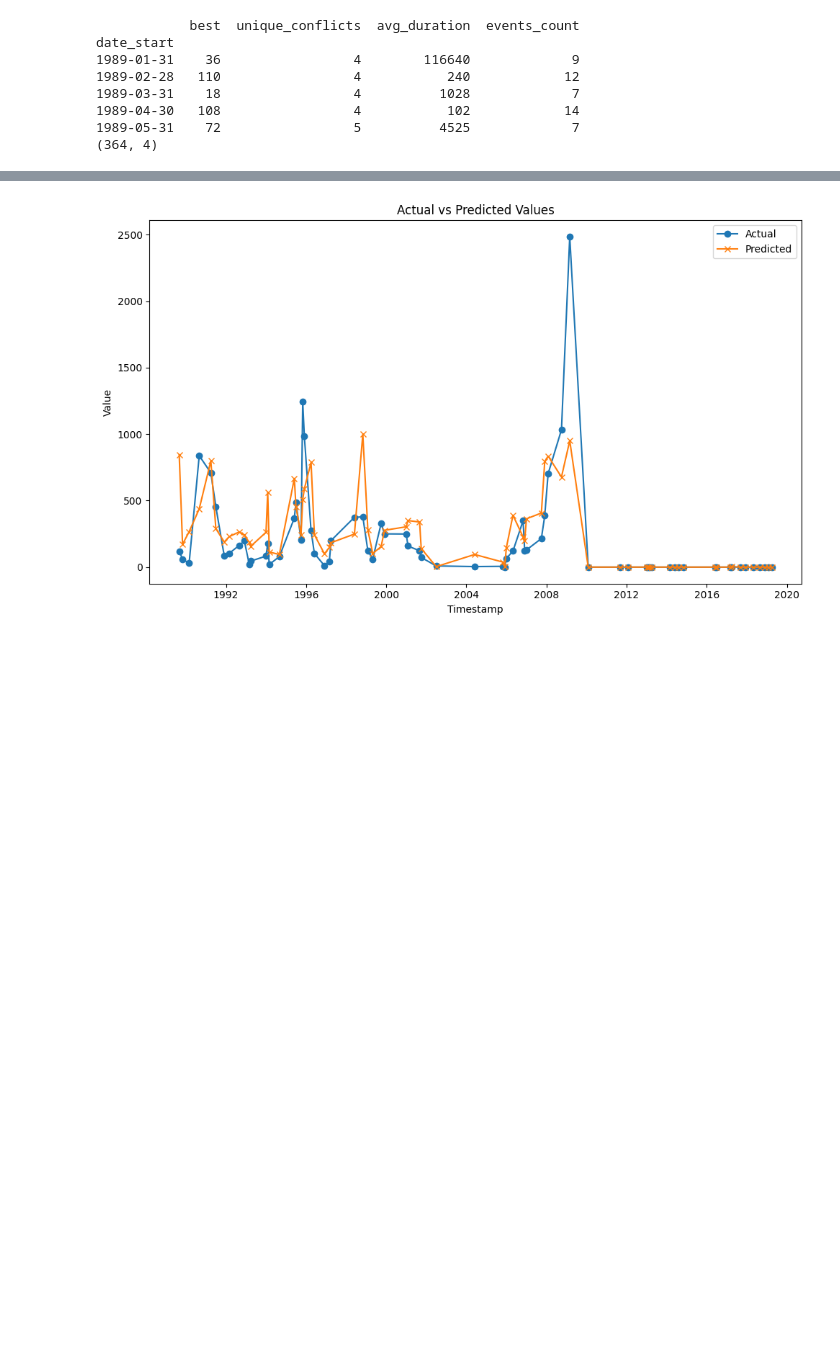
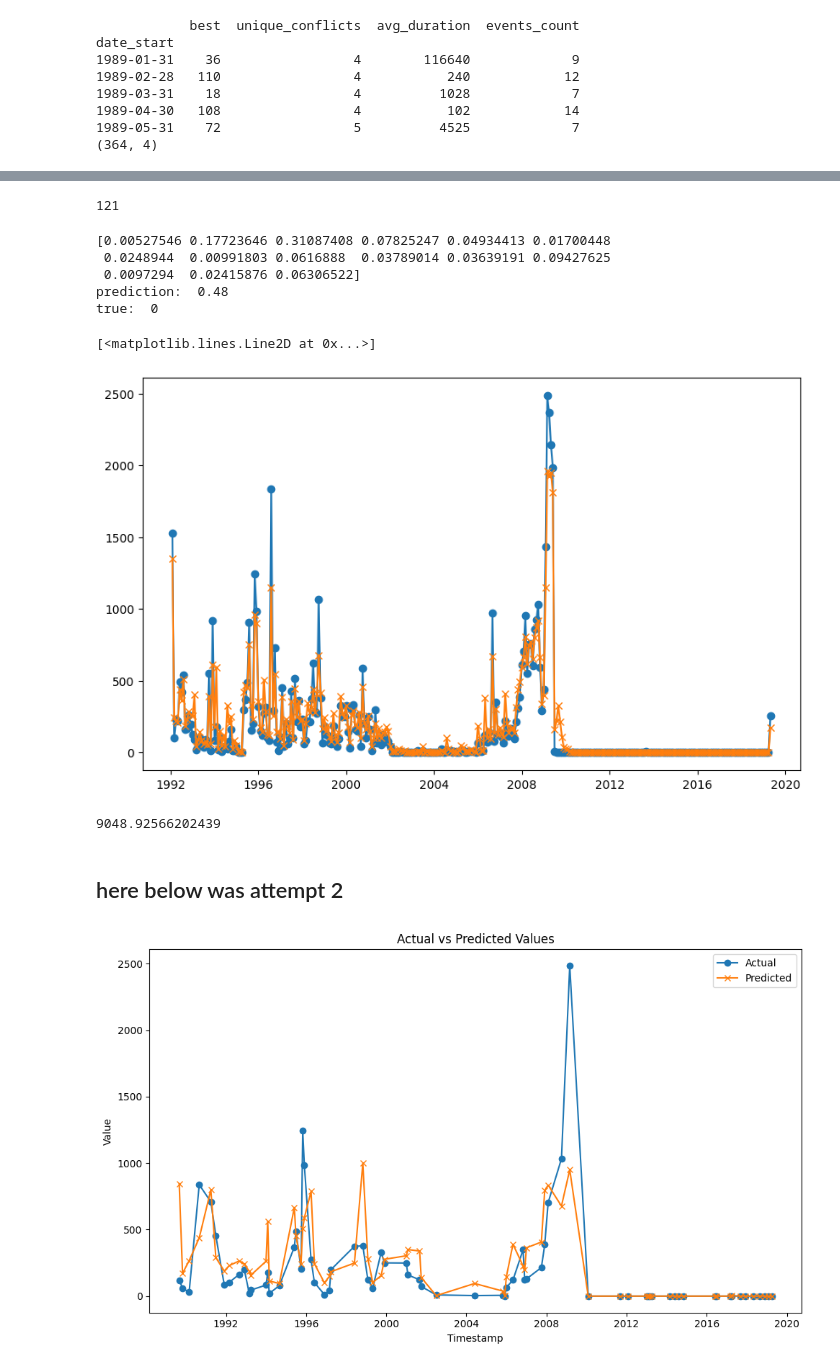
Before and after one commit to kaylanhua/conflicts, a Jupyter notebook: time_series/windows/univariate.ipynb, the cells around one changed output, grey strips where cells are left out. Drawn from its saved outputs; the diff is of its cells as text; code cells hidden in the pictures; blank space fills up the shorter version.

```diff
--- a/time_series/windows/univariate.ipynb
+++ b/time_series/windows/univariate.ipynb
@@ -76,8 +68,0 @@ Freq: M, Name: best, dtype: int64
-# %%
-X_train, X_test, y_train, y_test = train_test_split(X.drop(columns=["best"]), y, test_size=0.2, random_state=42)
-model = RandomForestRegressor(n_estimators=100, random_state=42)
-model.fit(X_train, y_train)
-predictions = model.predict(X_test)
-
-mse = mean_squared_error(y_test, predictions)
-print(f"Mean Squared Error: {mse}")
@@ -85,0 +69,11 @@ Mean Squared Error: 77194.96494432715
+# %%
+def predict_date(input_date):
+    pre_date = X[X.index <= input_date]
+    X_train = pre_date.drop(columns=["best"])
+    y_train = pre_date["best"]
+    model = RandomForestRegressor(n_estimators=100, random_state=42)
+    model.fit(X_train, y_train)
+    print(model.feature_importances_)
+    row = X[X.index == input_date]
+    prediction = model.predict(row.drop(columns=["best"]))
+    return prediction[0], row["best"][0]
@@ -86,3 +90,45 @@ Mean Squared Error: 77194.96494432715
+# %%
+r = X[X.index == "2006-04-30 00:00:00"]
+r["best"][0]
+# %% [output]
+121
+# %%
+input_date = "2004-06-30 00:00:00"
+p, true = predict_date(input_date)
+print("prediction: ", p)
+print("true: ", true)
+# %% [output]
+[0.00527546 0.17723646 0.31087408 0.07825247 0.04934413 0.01700448
+ 0.0248944  0.00991803 0.0616888  0.03789014 0.03639191 0.09427625
+ 0.0097294  0.02415876 0.06306522]
+prediction:  0.48
+true:  0
+# %%
+dates_to_predict = X.index[24:]
+
+ground_truth = []
+predictions = []
+
+for date in dates_to_predict:
+    p, t = predict_date(date)
+    ground_truth.append(t)
+    predictions.append(p)
+
+plt.figure(figsize=(10, 6))
+
+plt.plot(dates_to_predict, ground_truth, label='Actual', marker='o')
+plt.plot(dates_to_predict, predictions, label='Predicted', marker='x')
+# %% [output]
+[<matplotlib.lines.Line2D at 0x...>]
+[figure, added]
+# %%
+mse = mean_squared_error(ground_truth, predictions)
+print(mse)
+# 9048.92566202439 for sri lanka
+# %% [output]
+9048.92566202439
+# %% [markdown]
+## here below was attempt 2
 # %%
 import matplotlib.pyplot as plt
 import matplotlib.ticker as ticker
```
Also changed, not shown: parts of 6 cells of this notebook.
